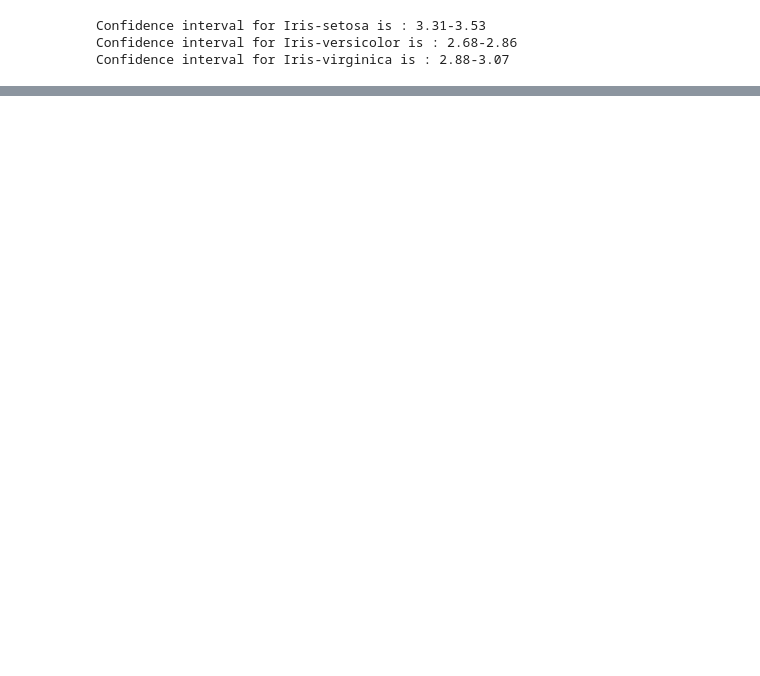
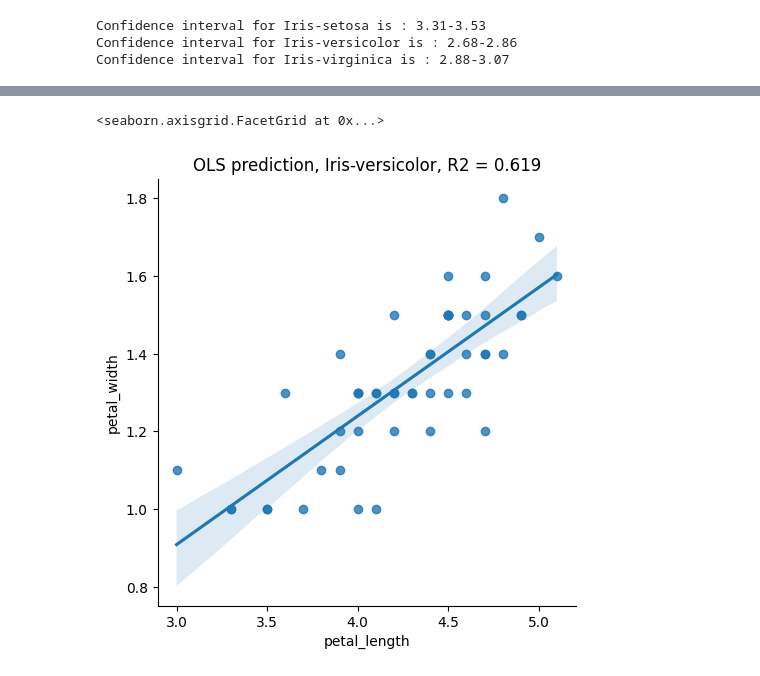
Before and after one commit to DorotaBjoorn/Statistics-Dorota-Bjoorn, a Jupyter notebook: Project/Project_iris.ipynb, the cells around one changed output, grey strips where cells are left out. Cells and saved outputs as stored; diff of their text form; code cells hidden in the pictures; blank space fills up the shorter version.

```diff
--- a/Project/Project_iris.ipynb
+++ b/Project/Project_iris.ipynb
@@ -136,0 +201,8 @@ Colnclusion: The sepial lengths for virginica and versicolor are different.
+# %%
+# Q4. Describe dependency between petal lenght and petal width for Iris-versicolor
+
+# Regression with ordinary least squares
+filt_versicolor = (df['class'] == 'Iris-versicolor')      # Filter to filter out Iris-versicolor from full dataframe df
+model = ols('petal_length ~ petal_width', data=df[filt_versicolor]).fit()
+print(model.summary())
+print('Ordinary least squares shows better dependency with R-squared 0.619')
@@ -136,0 +227,6 @@ Colnclusion: The sepial lengths for virginica and versicolor are different.
+# %%
+# Q4: In sample prediction for Iris-versicolor
+sns.lmplot(data=df[filt_versicolor], x='petal_length', y='petal_width').set(title = "OLS prediction, Iris-versicolor, R2 = 0.619")
+# %% [output]
+<seaborn.axisgrid.FacetGrid at 0x...>
+[figure, added]
```
Also changed, not shown: parts of 11 cells of this notebook.
